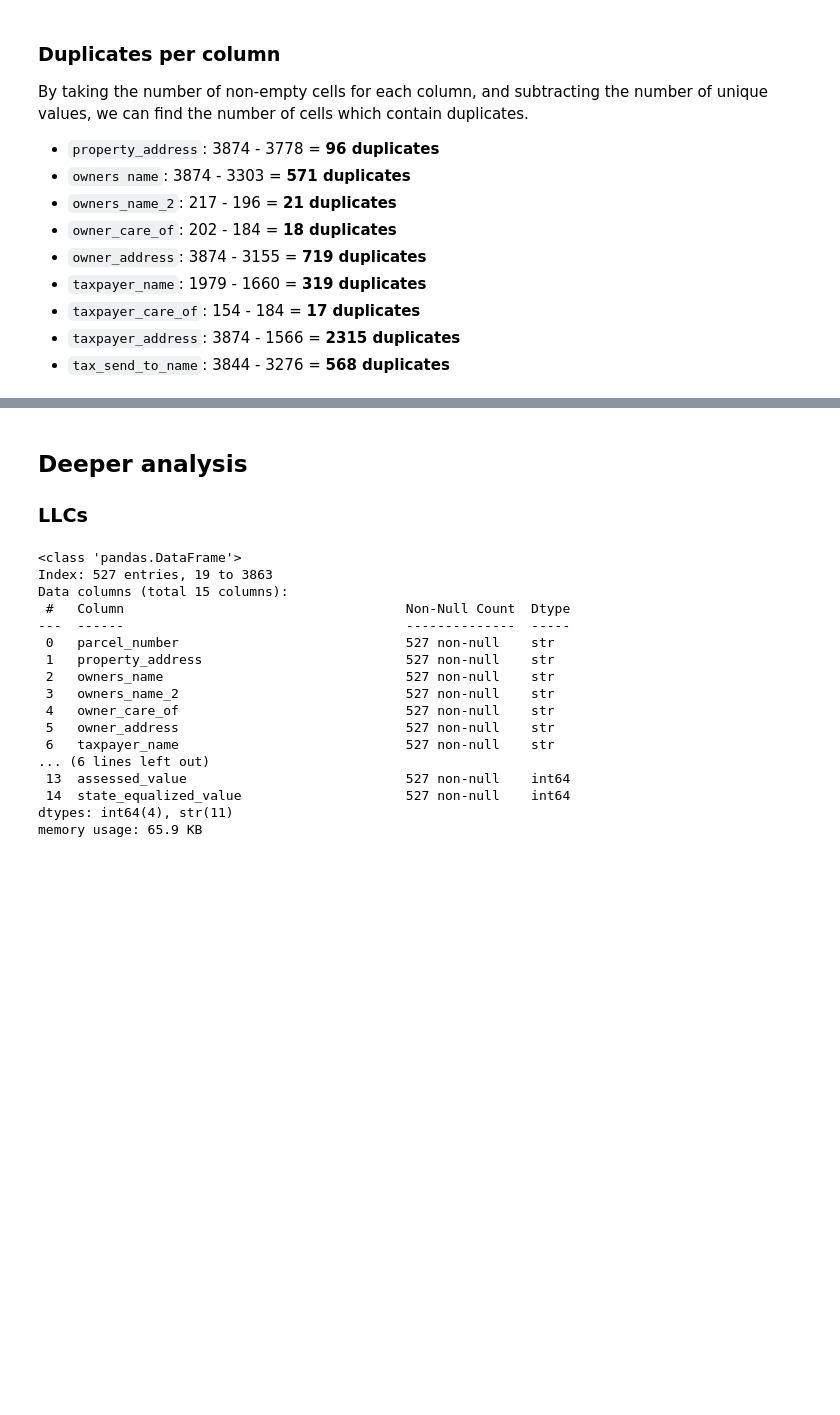
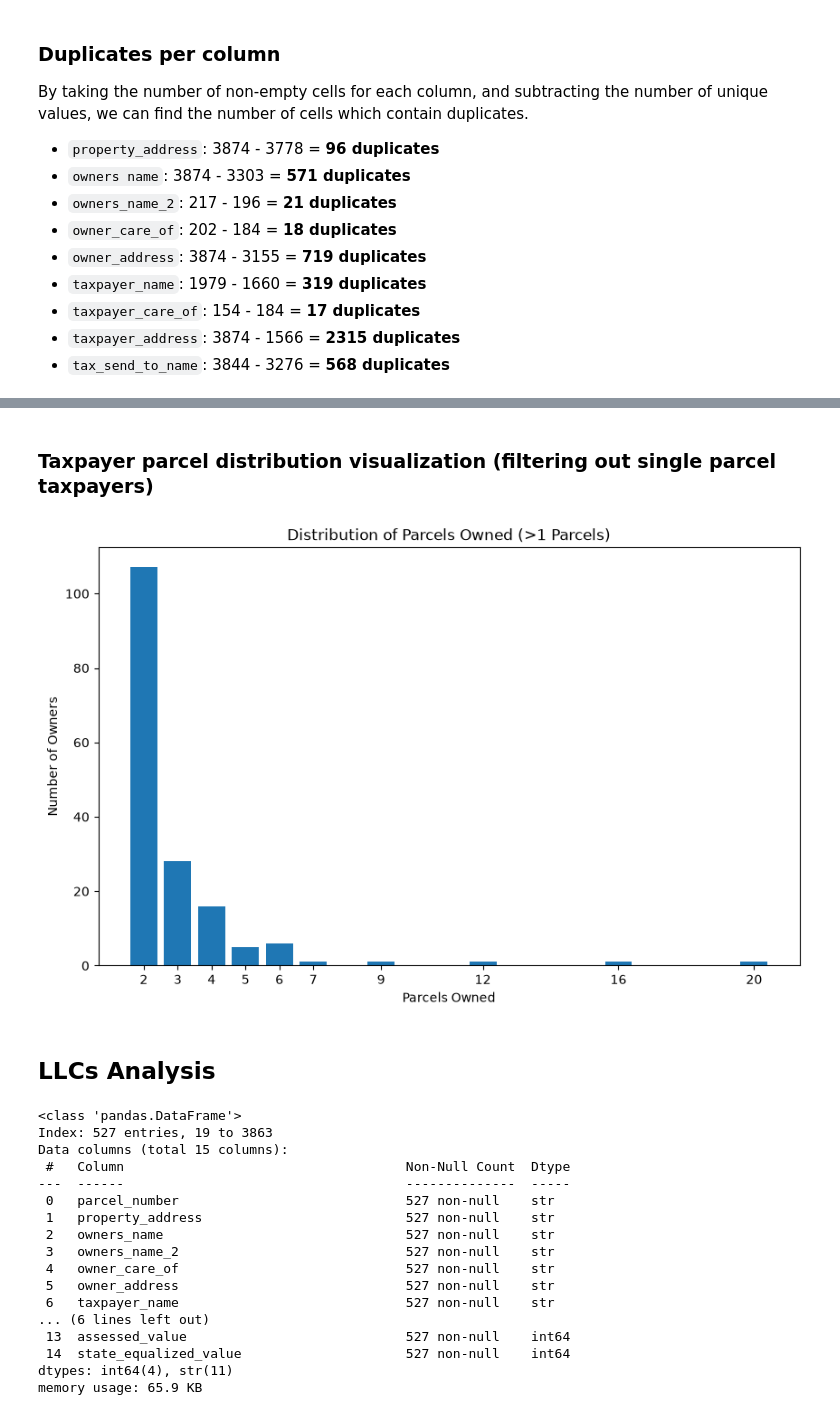
Before and after one commit to mattphinney-94/kzoo_county_project, a Jupyter notebook: County Data Exploratory Analysis.ipynb, the cells around one changed output, grey strips where cells are left out. Cells and saved outputs as stored; diff of their text form; code cells hidden in the pictures; blank space fills up the shorter version.

```diff
--- a/County Data Exploratory Analysis.ipynb
+++ b/County Data Exploratory Analysis.ipynb
@@ -243,0 +294,16 @@ By taking the number of non-empty cells for each column, and subtracting the num
+# %%
+taxpayer_counts = (
+    df[df["taxpayer_name"] != ""]
+    .groupby("taxpayer_name")["parcel_number"]
+    .nunique()
+)
+
+taxpayer_distribution = (
+    taxpayer_counts
+    .value_counts()
+    .sort_index()
+    .rename_axis("parcels")
+    .reset_index(name="count")
+)
+
+taxpayer_distribution
@@ -244,7 +323,28 @@ By taking the number of non-empty cells for each column, and subtracting the num
+# %% [markdown]
+### Taxpayer parcel distribution visualization (filtering out single parcel taxpayers)
+# %%
+taxpayer_distribution_plot = taxpayer_distribution[
+    taxpayer_distribution["parcels"] > 1
+]
+
+plt.figure(figsize=(10,6))
+
+plt.bar(
+    taxpayer_distribution_plot["parcels"],
+    taxpayer_distribution_plot["count"]
+)
+
+plt.xticks(taxpayer_distribution_plot["parcels"])
+
+plt.title("Distribution of Parcels Owned (>1 Parcels)")
+plt.xlabel("Parcels Owned")
+plt.ylabel("Number of Owners")
+
+plt.show()
+# %% [output]
+[figure, added]
 # %% [markdown]
-## Deeper analysis
-
-### LLCs
+## LLCs Analysis
 # %%
 # Entity columns are any columns where we might find an LLC, individual, or other organization/entity associated with a parcel.
 entity_columns = ['owners_name', 'owners_name_2', 'owner_care_of', 'taxpayer_name', 'taxpayer_care_of', 'tax_send_to_name']
```
Also changed, not shown: parts of 24 cells of this notebook.
